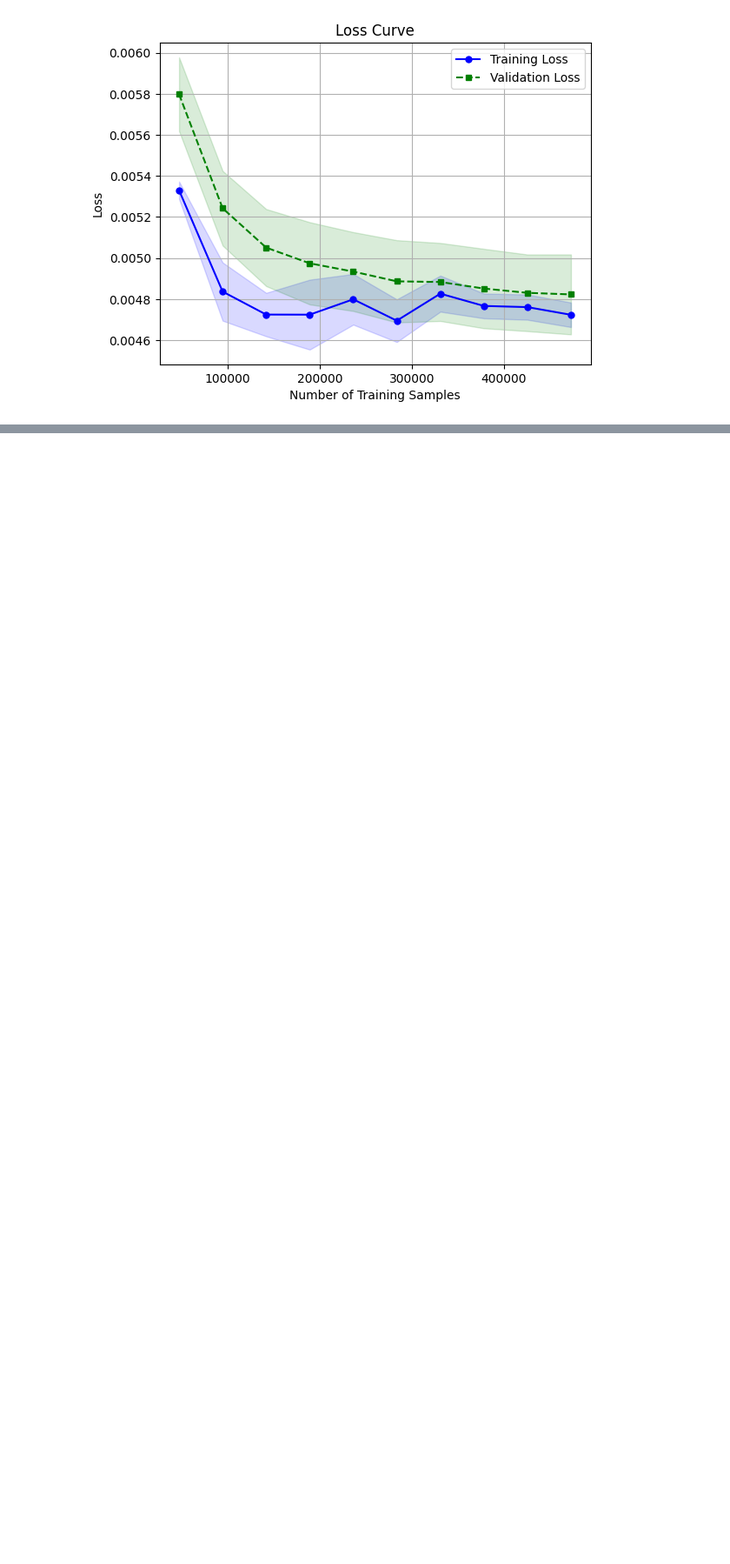
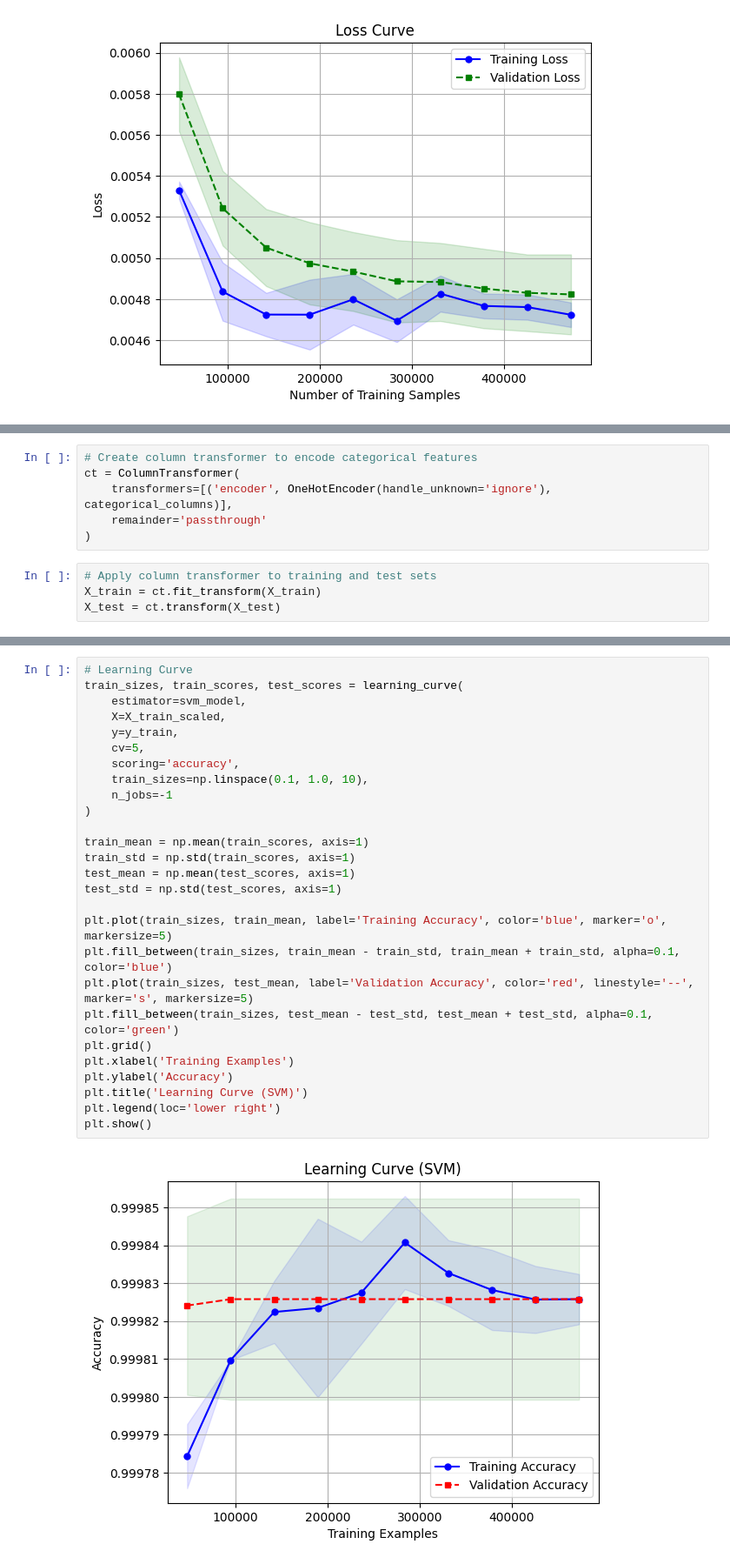
Before and after one commit to DATASCIENCE-PROJECT-GROUP/DATASCIENCE---CW, a Jupyter notebook: MODELLING_2.ipynb, the cells around one changed output, grey strips where cells are left out. Shown at 87% size. Saved outputs shown, nothing was run; the diff lists cells and outputs as text; blank space fills up the shorter version.

```diff
--- a/MODELLING_2.ipynb
+++ b/MODELLING_2.ipynb
@@ -453,0 +365,10 @@ train_sizes, train_scores, test_scores = learning_curve(
+# %%
+# Create column transformer to encode categorical features
+ct = ColumnTransformer(
+    transformers=[('encoder', OneHotEncoder(handle_unknown='ignore'), categorical_columns)],
+    remainder='passthrough'
+)
+# %%
+# Apply column transformer to training and test sets
+X_train = ct.fit_transform(X_train)
+X_test = ct.transform(X_test)
@@ -453,0 +450,29 @@ train_sizes, train_scores, test_scores = learning_curve(
+# %%
+# Learning Curve
+train_sizes, train_scores, test_scores = learning_curve(
+    estimator=svm_model,
+    X=X_train_scaled,
+    y=y_train,
+    cv=5,
+    scoring='accuracy',
+    train_sizes=np.linspace(0.1, 1.0, 10),
+    n_jobs=-1
+)
+
+train_mean = np.mean(train_scores, axis=1)
+train_std = np.std(train_scores, axis=1)
+test_mean = np.mean(test_scores, axis=1)
+test_std = np.std(test_scores, axis=1)
+
+plt.plot(train_sizes, train_mean, label='Training Accuracy', color='blue', marker='o', markersize=5)
+plt.fill_between(train_sizes, train_mean - train_std, train_mean + train_std, alpha=0.1, color='blue')
+plt.plot(train_sizes, test_mean, label='Validation Accuracy', color='red', linestyle='--', marker='s', markersize=5)
+plt.fill_between(train_sizes, test_mean - test_std, test_mean + test_std, alpha=0.1, color='green')
+plt.grid()
+plt.xlabel('Training Examples')
+plt.ylabel('Accuracy')
+plt.title('Learning Curve (SVM)')
+plt.legend(loc='lower right')
+plt.show()
+# %% [output]
+[figure, added]
```
Also changed, not shown: parts of 38 cells of this notebook.
